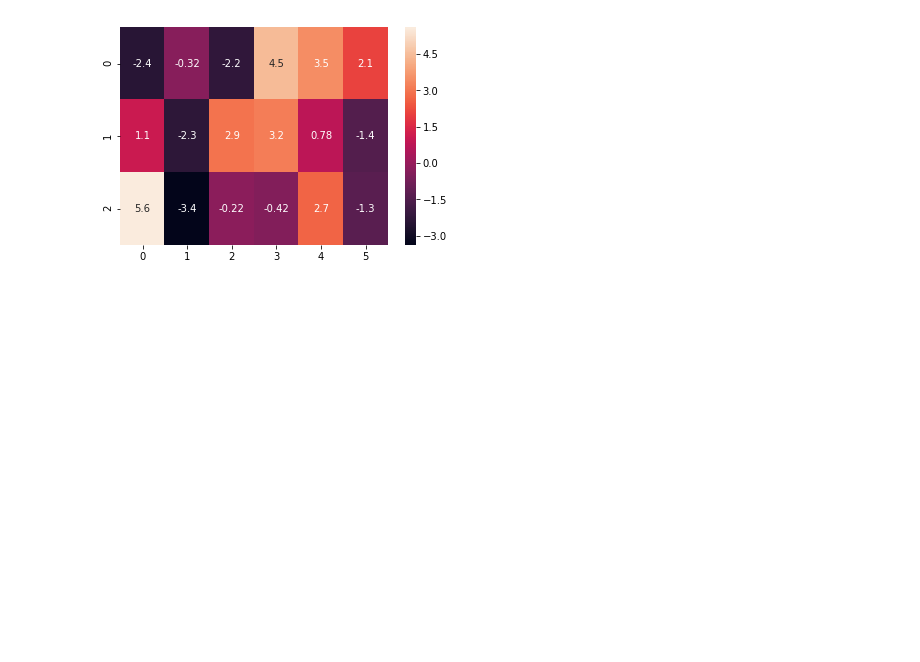
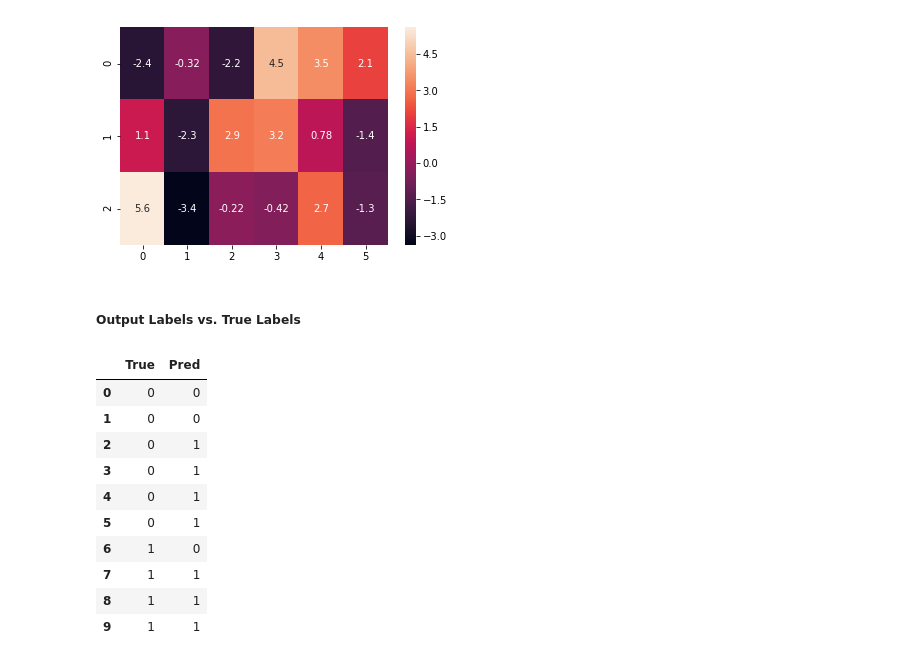
Before and after one commit to ben-the-hedgehog/backprop-network, a Jupyter notebook: A2.ipynb, the cells around one changed output. Cells and saved outputs as stored; diff of their text form; code cells hidden in the pictures; blank space fills up the shorter version.

```diff
--- a/A2.ipynb
+++ b/A2.ipynb
@@ -189,3 +189,22 @@ for w in net.weights:
 # %% [output]
 [figure]
 [figure]
+# %% [markdown]
+<h5> Output Labels vs. True Labels </h5>
+# %%
+labels = np.hstack([test_D.as_matrix().reshape(test_D.shape[0], 1), np.array(predictions).reshape(len(predictions), 1)])
+labels = pd.DataFrame(labels, columns=["True", "Pred"])
+# %%
+labels.head(10)
+# %% [output]
+|  | True | Pred |
+| 0 | 0 | 0 |
+| 1 | 0 | 0 |
+| 2 | 0 | 1 |
+| 3 | 0 | 1 |
+| 4 | 0 | 1 |
+| 5 | 0 | 1 |
+| 6 | 1 | 0 |
+| 7 | 1 | 1 |
+| 8 | 1 | 1 |
+| 9 | 1 | 1 |
```
Also changed, not shown: parts of 1 cell of this notebook, 1 other file.
